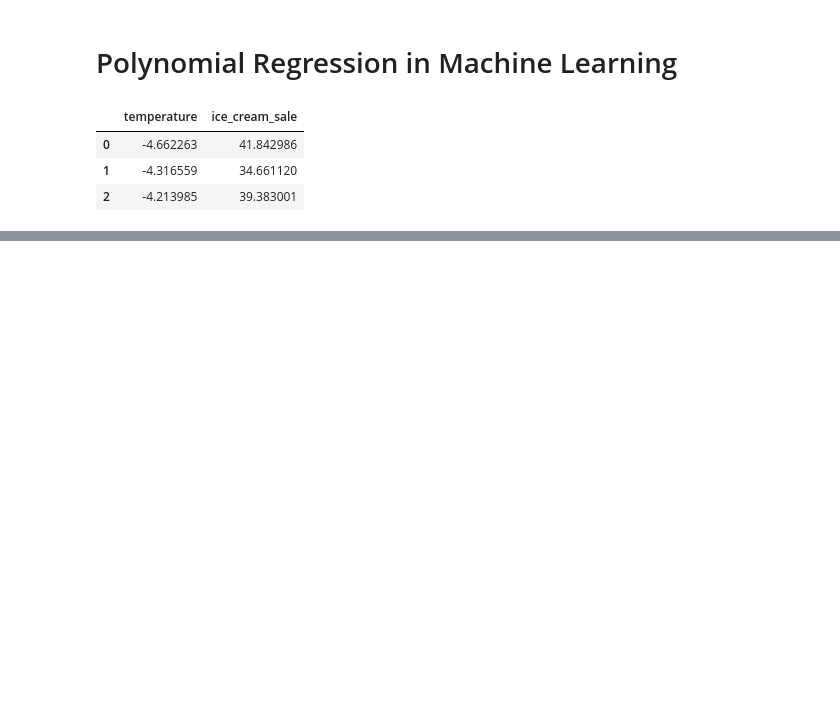
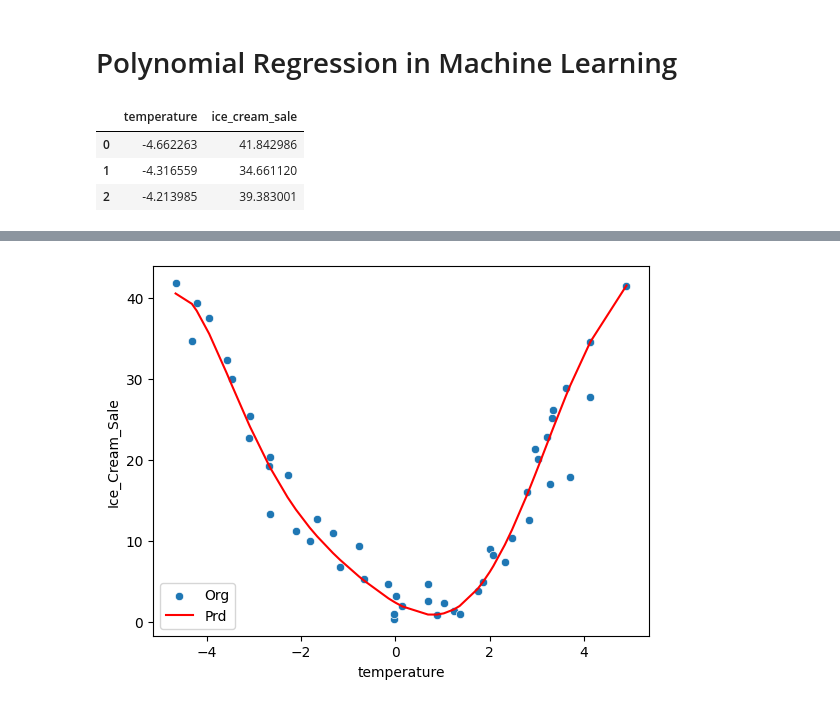
Before and after one commit to kumartusha/Machine_Learning_Fundamentals, a Jupyter notebook: 010_Supervised_machine_learning/001_Regression_Analysis/polynomial_regression.ipynb, the cells around one changed output, grey strips where cells are left out. Saved outputs shown, nothing was run; the diff lists cells and outputs as text; code cells hidden in the pictures; blank space fills up the shorter version.

```diff
--- a/010_Supervised_machine_learning/001_Regression_Analysis/polynomial_regression.ipynb
+++ b/010_Supervised_machine_learning/001_Regression_Analysis/polynomial_regression.ipynb
@@ -20,0 +38,5 @@ plt.show()
+# %%
+pf  = PolynomialFeatures(degree=2)
+pf.fit(x)
+#  Here we have the data into the polynomial Features..
+x = pf.transform(x)
@@ -20,0 +45,2 @@ plt.show()
+# %%
+x_train, x_test, y_train, y_test = train_test_split(x, y, test_size= 0.2, random_state=42)
@@ -20,0 +62,11 @@ plt.show()
+# %%
+prd = lr.predict(x)
+# %%
+sns.scatterplot(x = "temperature", y = "ice_cream_sale", data = dataset)
+plt.plot(dataset["temperature"], prd, c = "red")
+plt.xlabel("temperature")
+plt.ylabel("Ice_Cream_Sale")
+plt.legend(["Org", "Prd"])
+plt.show()
+# %% [output]
+[figure, added]
```
Also changed, not shown: parts of 15 cells of this notebook, 1 other file.
